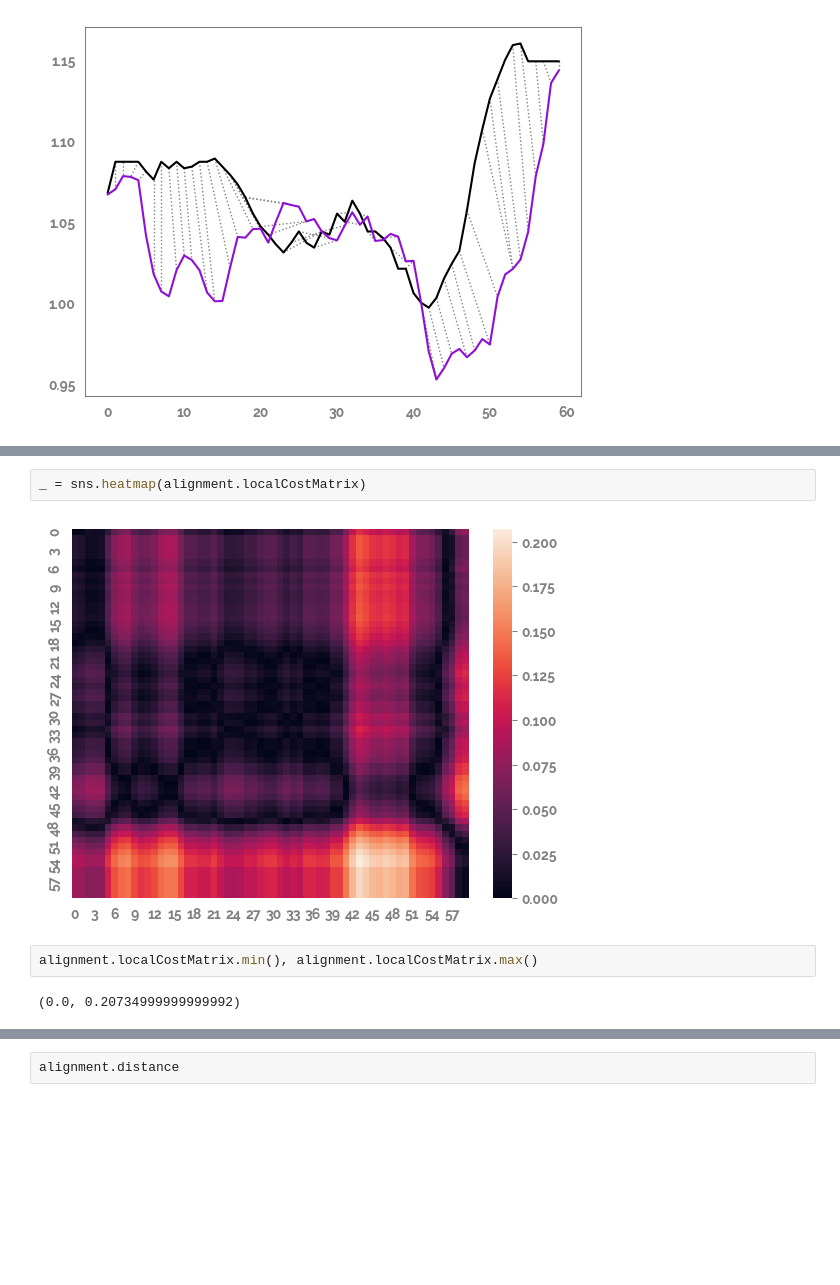
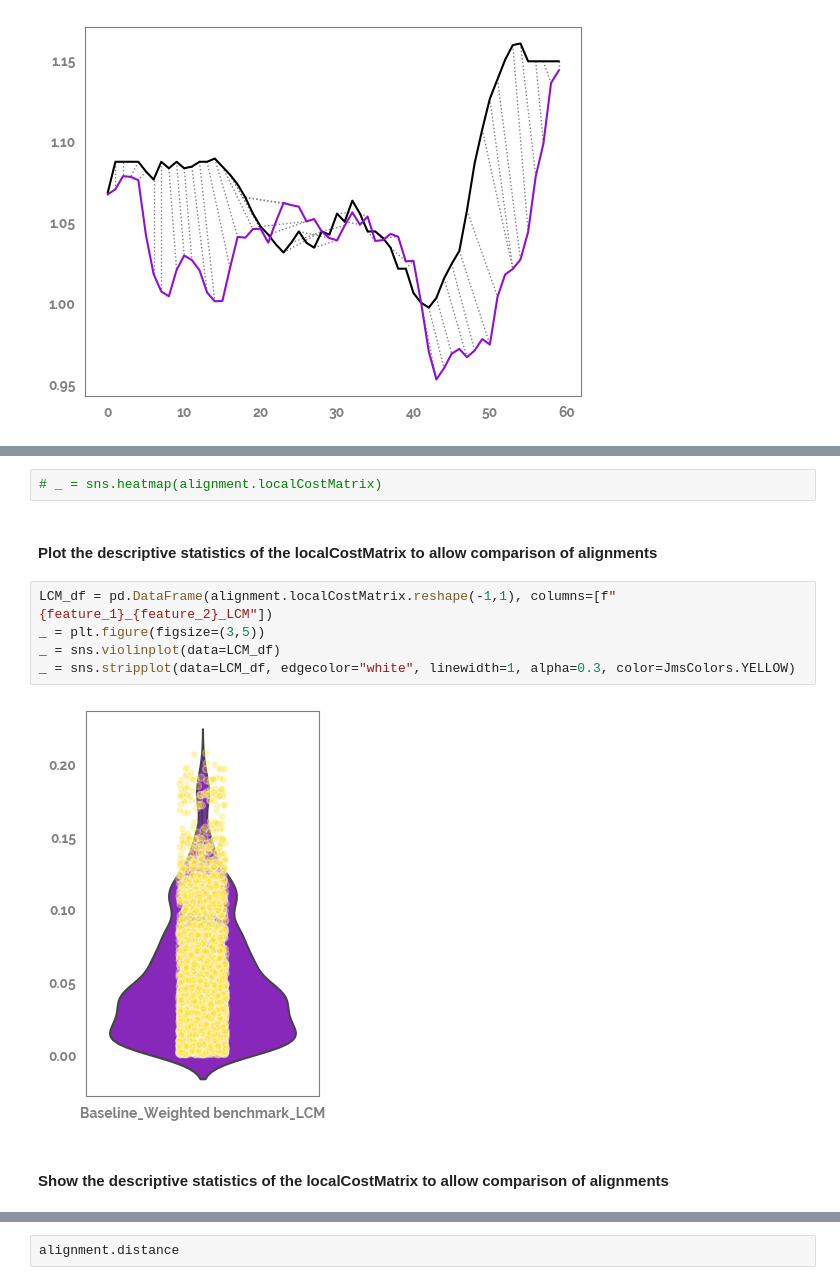
Before and after one commit to jameshtwose/mike_jms_collabs, a Jupyter notebook: pricing_EDA.ipynb, the cells around one changed output, grey strips where cells are left out. Drawn from its saved outputs; the diff is of its cells as text; blank space fills up the shorter version.

```diff
--- a/pricing_EDA.ipynb
+++ b/pricing_EDA.ipynb
@@ -175,8 +209,13 @@ _ = sns.heatmap(alignment.directionMatrix[1:, 1:])
 # %%
-_ = sns.heatmap(alignment.localCostMatrix)
+# _ = sns.heatmap(alignment.localCostMatrix)
-# %% [output]
-[figure, removed]
-# %%
-alignment.localCostMatrix.min(), alignment.localCostMatrix.max()
-# %% [output]
-(0.0, 0.20734999999999992)
+# %% [markdown]
+#### Plot the descriptive statistics of the localCostMatrix to allow comparison of alignments
+# %%
+LCM_df = pd.DataFrame(alignment.localCostMatrix.reshape(-1,1), columns=[f"{feature_1}_{feature_2}_LCM"])
+_ = plt.figure(figsize=(3,5))
+_ = sns.violinplot(data=LCM_df)
+_ = sns.stripplot(data=LCM_df, edgecolor="white", linewidth=1, alpha=0.3, color=JmsColors.YELLOW)
+# %% [output]
+[figure, added]
+# %% [markdown]
+#### Show the descriptive statistics of the localCostMatrix to allow comparison of alignments
```
Also changed, not shown: parts of 46 cells of this notebook.
